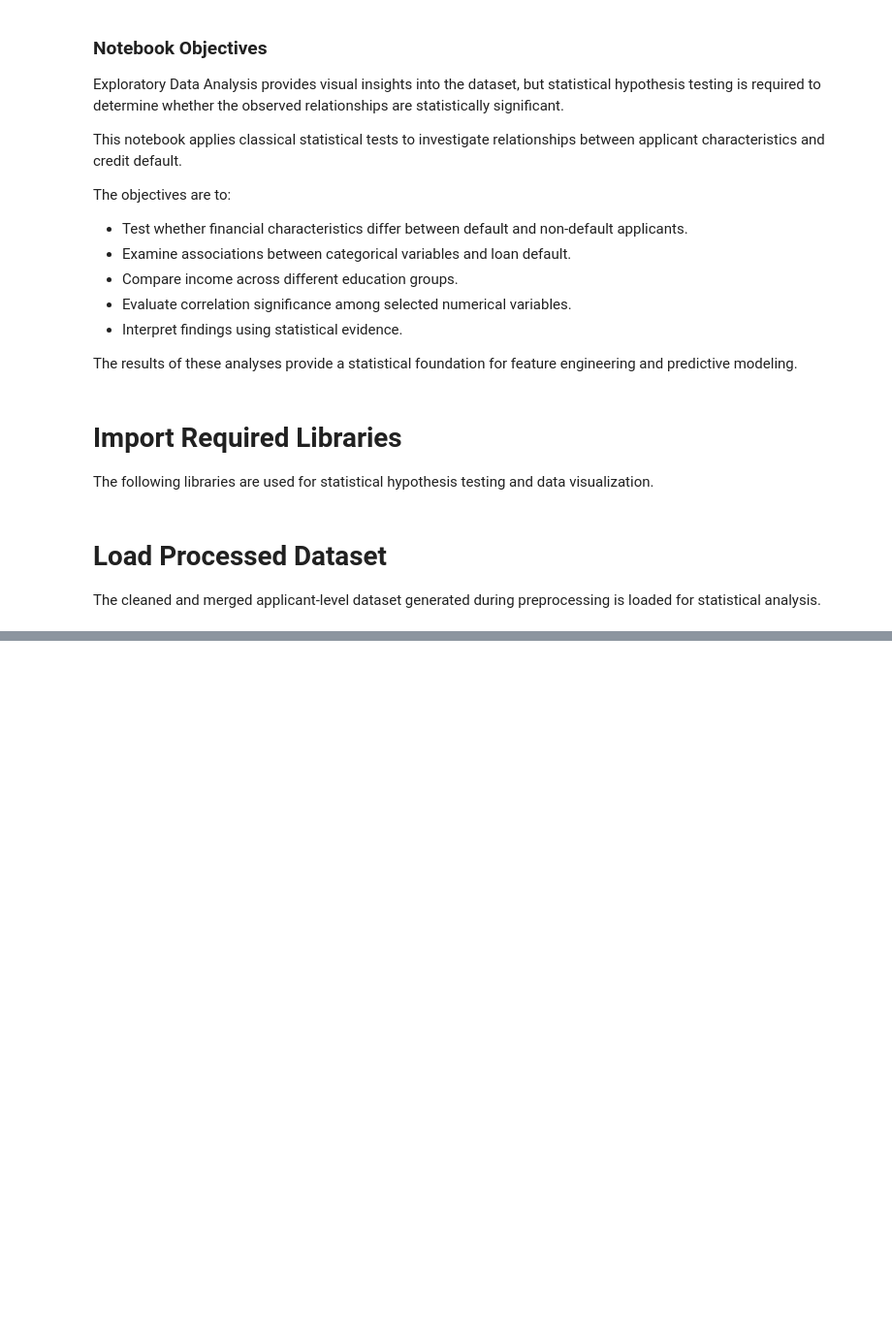
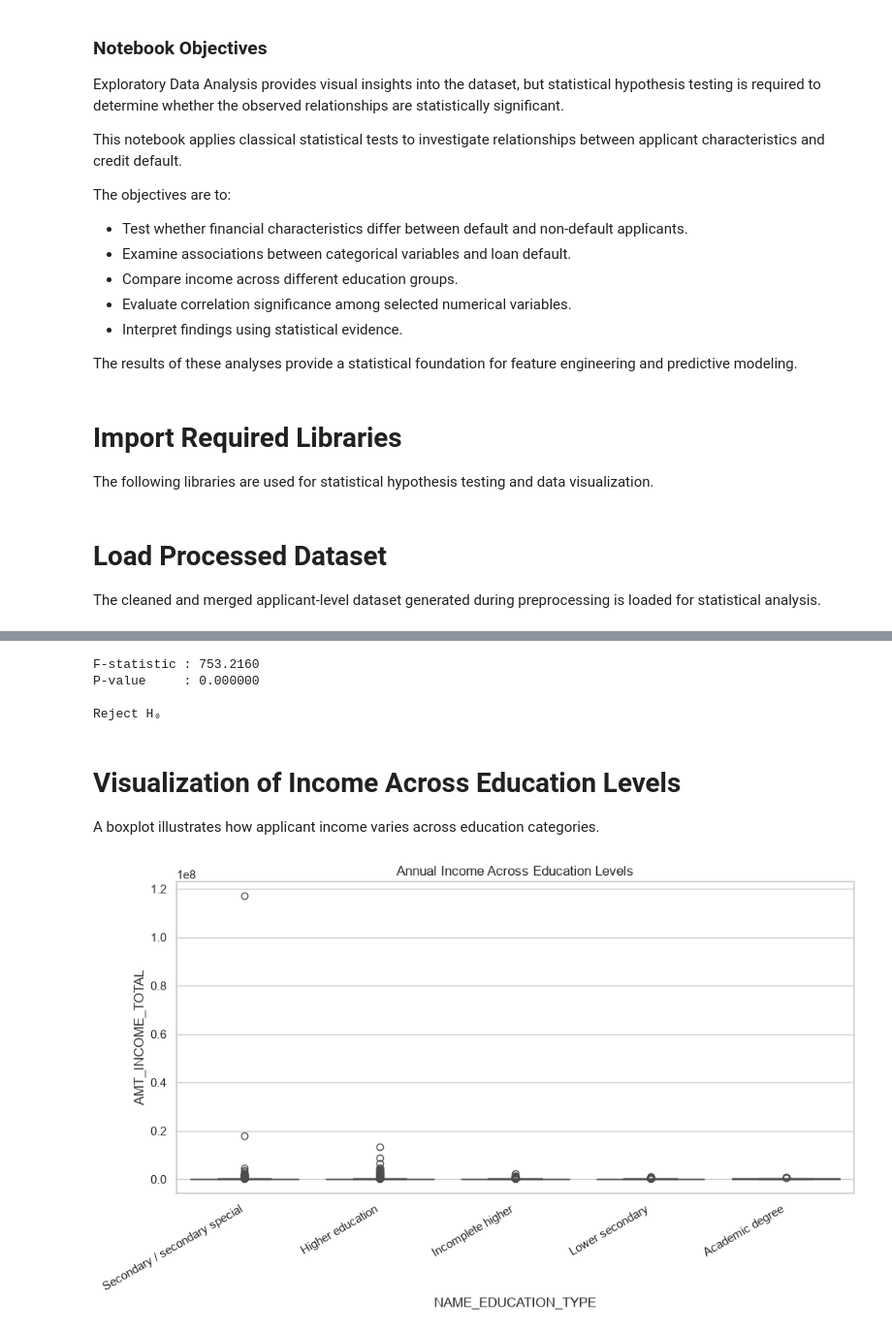
Before and after one commit to ahamril2265/Risk_Detection, a Jupyter notebook: notebooks/04_Hypothesis_Testing.ipynb, the cells around one changed output, grey strips where cells are left out. Shown at 97% size. Saved outputs shown, nothing was run; the diff lists cells and outputs as text; code cells hidden in the pictures; blank space fills up the shorter version.

```diff
--- a/notebooks/04_Hypothesis_Testing.ipynb
+++ b/notebooks/04_Hypothesis_Testing.ipynb
@@ -62,0 +325,46 @@ print("Dataset Shape:", merged_df.shape)
+# %%
+# ============================================================
+# One-Way ANOVA
+# ============================================================
+
+education_groups = [
+    group["AMT_INCOME_TOTAL"].values
+    for _, group in merged_df.groupby("NAME_EDUCATION_TYPE")
+]
+
+f_stat, p_anova = stats.f_oneway(*education_groups)
+
+print(f"F-statistic : {f_stat:.4f}")
+print(f"P-value     : {p_anova:.6f}")
+
+if p_anova < ALPHA:
+    print("\nReject H₀")
+else:
+    print("\nFail to Reject H₀")
+# %% [output]
+F-statistic : 753.2160
+P-value     : 0.000000
+
+Reject H₀
+# %% [markdown]
+# Visualization of Income Across Education Levels
+
+A boxplot illustrates how applicant income varies across education categories.
+# %%
+plt.figure(figsize=(10,6))
+
+sns.boxplot(
+    data=merged_df,
+    x="NAME_EDUCATION_TYPE",
+    y="AMT_INCOME_TOTAL"
+)
+
+plt.xticks(rotation=30, ha="right")
+
+plt.title("Annual Income Across Education Levels")
+
+plt.tight_layout()
+
+plt.show()
+# %% [output]
+[figure, added]
```
Also changed, not shown: parts of 35 cells of this notebook.
